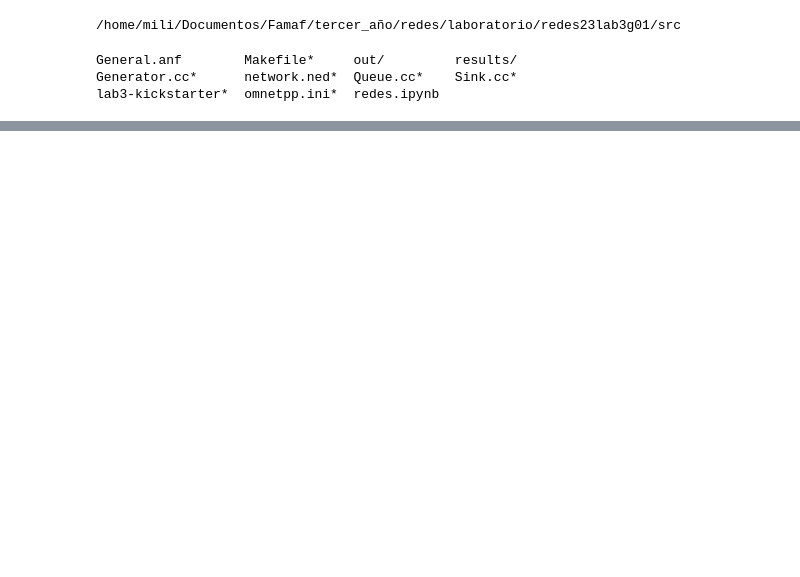
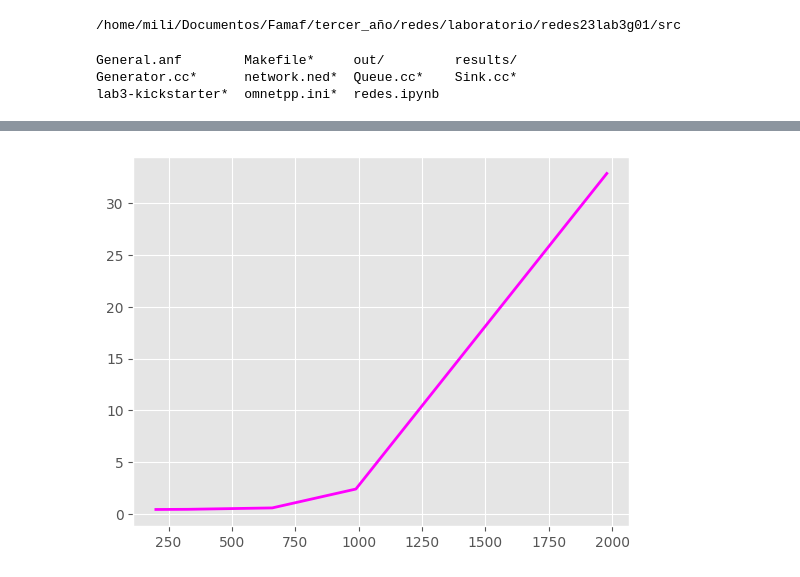
Before and after one commit to milicarabelos/Analisis-de-flujo-y-congestion-simulacion-discreta, a Jupyter notebook: src/redes.ipynb, the cells around one changed output, grey strips where cells are left out. Cells and saved outputs as stored; diff of their text form; code cells hidden in the pictures; blank space fills up the shorter version.

```diff
--- a/src/redes.ipynb
+++ b/src/redes.ipynb
@@ -98,0 +128,9 @@ plt.show
+# %%
+delay = [32.879469,2.398693,0.575730,0.439918,0.424711]
+
+fig, ax = plt.subplots() #creo una figura y divido en pares para dibujar
+ax.plot(packetGenList,delay, color='magenta', linewidth=2)
+
+plt.show()
+# %% [output]
+[figure, added]
```
Also changed, not shown: parts of 6 cells of this notebook.
